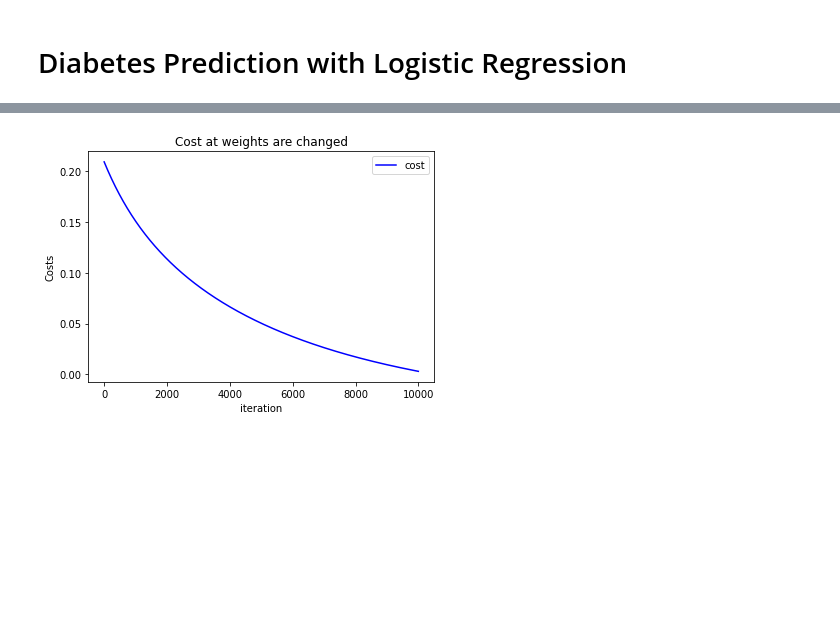
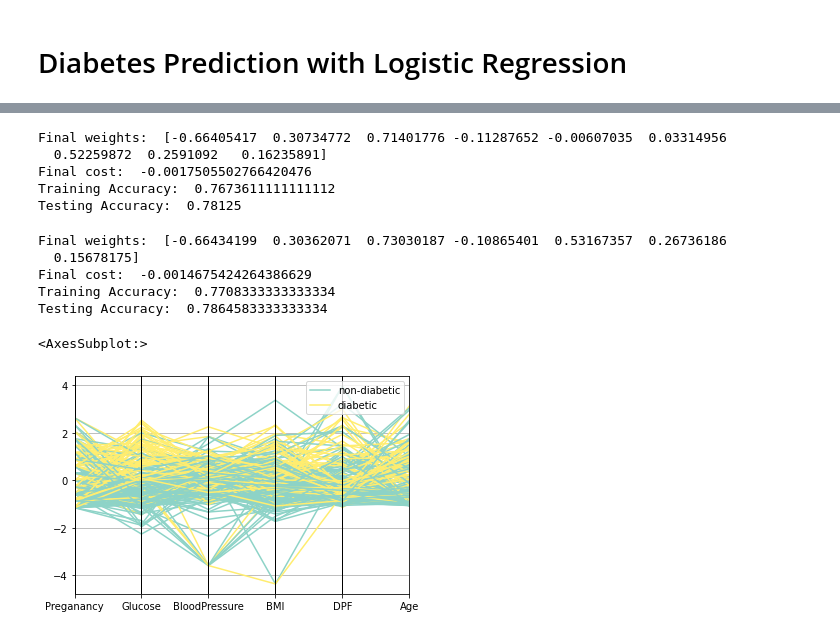
Before and after one commit to axgu/srp-lab-notebook, a Jupyter notebook: _build/jupyter_execute/prep/log_reg/diabetes-logreg.ipynb, the cells around one changed output, grey strips where cells are left out. Saved outputs shown, nothing was run; the diff lists cells and outputs as text; code cells hidden in the pictures; blank space fills up the shorter version.

Commit message:
diabetes logistic regression analysis

```diff
--- a/_build/jupyter_execute/prep/log_reg/diabetes-logreg.ipynb
+++ b/_build/jupyter_execute/prep/log_reg/diabetes-logreg.ipynb
@@ -18,10 +19,28 @@ def gradient(X, Y, W):
     grad = 1 / (len(X)) * np.dot(diff, X)
     return grad
 # %%
+# Dataset from: https://www.kaggle.com/datasets/kandij/diabetes-dataset
+
 def createData(fName):
     file = open(fName, 'rb')
     data = np.loadtxt(file, delimiter=",", skiprows=1)
     X = data[:, 0:8]
-    X = (X - np.mean(X, axis = 0)) / np.std(X, axis = 0) # normalize data
     Y = data[:, 8] # outcome column is label
     return X, Y
+# %%
+def splitData(split, cols, filename):
+    X, Y = createData(filename)
+    # Split into train and test
+    X_train = X[:int(split*len(X)), cols]
+    X_test = X[int(split*len(X)):, cols]
+    Y_train = Y[:int(split*len(Y))]
+    Y_test = Y[int(split*len(Y)):]
+
+    # Normalize input data
+    X_train = (X_train - np.mean(X_train, axis = 0)) / np.std(X_train, axis = 0)
+    X_test = (X_test - np.mean(X_test, axis = 0)) / np.std(X_test, axis = 0)
+
+    # Add bias as first column
+    X_train = np.c_[np.ones(X_train.shape[0]), X_train]
+    X_test = np.c_[np.ones(X_test.shape[0]), X_test]
+    return X_train, X_test, Y_train, Y_test
@@ -59,13 +83,0 @@ Accuracy 0.76953125
-# %%
-# Plot graph of cost vs iteration as weights are changed
-fig = plt.figure()
-ax = fig.add_axes([0.1, 0.1, 0.8, 0.8])
-ax.plot(np.arange(len(loss)), loss, "b-", label="cost")
-
-ax.set_title("Cost at weights are changed")
-ax.set_xlabel("iteration")
-ax.set_ylabel("Costs")
-ax.legend()
-plt.show()
-# %% [output]
-[figure, removed]
@@ -71,0 +110,35 @@ plt.show()
+# %%
+filename = "diabetes2.csv"
+sr = 0.75
+
+X_train, X_test, Y_train, Y_test = splitData(sr, (0,1,2,3,4,5,6,7), filename)
+W = descent(X_train, Y_train)
+print("Testing Accuracy: ", accuracy(X_test, Y_test, W))
+# %% [output]
+Final weights:  [-0.66405417  0.30734772  0.71401776 -0.11287652 -0.00607035  0.03314956
+  0.52259872  0.2591092   0.16235891]
+Final cost:  -0.0017505502766420476
+Training Accuracy:  0.7673611111111112
+Testing Accuracy:  0.78125
+# %%
+X_train, X_test, Y_train, Y_test = splitData(sr, (0,1,2,5,6,7), filename)
+W = descent(X_train, Y_train)
+print("Testing Accuracy: ", accuracy(X_test, Y_test, W))
+
+labels = ["Preganancy", "Glucose", "BloodPressure", "BMI","DPF","Age"]
+df = pd.DataFrame(X_test[:, 1:], columns = labels)
+outcome = np.copy(Y_test).astype(np.str_)
+maskY = (outcome == "1.0")
+outcome[(maskY)] = "diabetic"
+maskN = (outcome == "0.0")
+outcome[(maskN)] = "non-diabetic"
+df["Outcome"] = outcome
+pd.plotting.parallel_coordinates(df, 'Outcome',colormap=plt.get_cmap("Set3"))
+# %% [output]
+Final weights:  [-0.66434199  0.30362071  0.73030187 -0.10865401  0.53167357  0.26736186
+  0.15678175]
+Final cost:  -0.0014675424264386629
+Training Accuracy:  0.7708333333333334
+Testing Accuracy:  0.7864583333333334
+<AxesSubplot:>
+[figure, added]
```
Also changed, not shown: parts of 10 cells of this notebook, 34 other files.
